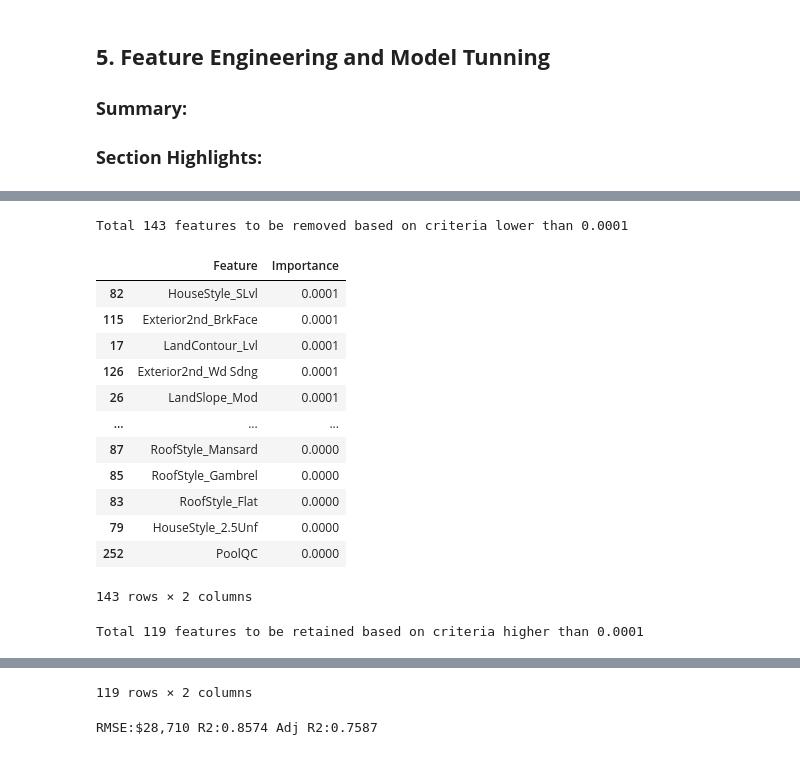
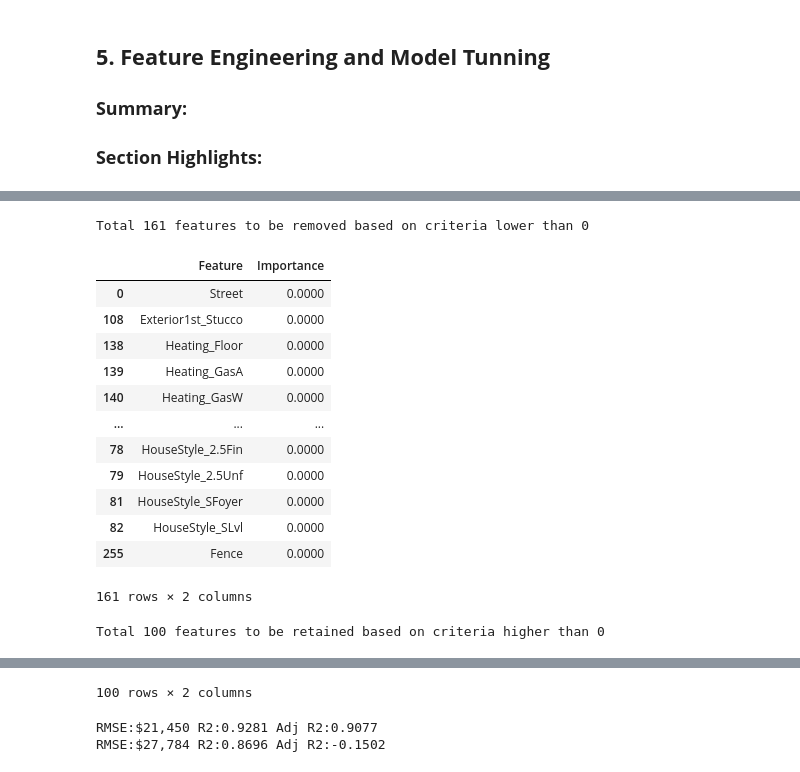
Before and after one commit to Ren1990/house_price_reg_model, a Jupyter notebook: house_price.ipynb, the cells around one changed output, grey strips where cells are left out. Cells and saved outputs as stored; diff of their text form; code cells hidden in the pictures.

```diff
--- a/house_price.ipynb
+++ b/house_price.ipynb
@@ -1231,3 +1246,24 @@ for i in screening.columns.drop('model'):
+# %%
+selected_model=screening[screening['model'].isin([
+            'XGBReg',
+            'RandomForestReg',
+            'GradientBoostReg',
+            'Ridge',
+            'Lasso',
+            'DecisionTreeReg',
+            #'LassoLars',
+            #'Lars',
+            #'SupportVectorReg',
+            'LinearReg',
+            ])]
+
+for i in screening.columns.drop('model'):
+    fig = px.box(
+        selected_model,
+            x='model',
+            y=i,title=i)
+    fig.add_trace(go.Scatter(x=selected_model['model'],y=selected_model[i],mode='markers',name='5-fold Cross Validation'),)
+    fig.show()
 # %% [markdown]
 ## **4. Baseline Model Creation**
 ### **Summary:**
@@ -1281,18 +1363,19 @@ def opt_gbr_model(hpdict,train_x,train_y):
         loss=hpdict['loss'],
         max_depth=hpdict['max_depth'],
         #max_features=hpdict['max_features'],
-        #max_leaf_nodes=hpdict['max_leaf_nodes'],
+        max_leaf_nodes=hpdict['max_leaf_nodes'],
         min_impurity_decrease=hpdict['min_impurity_decrease'],
-        #min_samples_leaf=hpdict['min_samples_leaf'],
-        #min_samples_split=hpdict['min_samples_split'],
+        min_samples_leaf=hpdict['min_samples_leaf'],
+        min_samples_split=hpdict['min_samples_split'],
         min_weight_fraction_leaf=hpdict['min_weight_fraction_leaf'],
         n_estimators=1000,
         #n_estimators=hpdict['n_estimators'],
         #n_iter_no_change=hpdict['n_iter_no_change'],
+        random_state=1,
         #random_state=hpdict['random_state'],
         subsample=hpdict['subsample'],
-        #tol=hpdict['tol'],
-        #validation_fraction=hpdict['validation_fraction'],
+        tol=hpdict['tol'],
+        validation_fraction=hpdict['validation_fraction'],
         verbose=0,
         #warm_start=hpdict['warm_start']
         )
@@ -1491,5 +1578,5 @@ hp01
 # %%
-Model1=opt_gbr_model(hp01,t_x_tr,t_y_tr)
-#reg_result(Model1,x_tr,y_tr)
+Model1=opt_gbr_model(hp01,x_tr,y_tr)
+reg_result(Model1,x_tr,y_tr)
 reg_result(Model1,t_x_tst,t_y_tst)
 # %% [output]
@@ -1506,6 +1594,9 @@ optuna.visualization.plot_param_importances(study1)
 def feat_importance(model):
     feat_df=pd.DataFrame(data={'Feature':model.feature_names_in_,'Importance':model.feature_importances_,})
     print('Total feature count is',len(feat_df['Feature']))
+
+    print('Top 20 Important Features')
+    display(feat_df.sort_values(by='Importance',ascending=False).head(20))
 
     fig = px.bar(feat_df.sort_values(by='Importance',ascending=True),text_auto=True, y='Feature', x='Importance',orientation='h',title="Feature Importance")
     fig.show()
@@ -1534,21 +1643,21 @@ def select_feat(model_feat,criteria):
 
     return fe_to_select,fe_to_remove
 # %%
-selected_feat,remove_feat=select_feat(model_feat1,0.0001)
+selected_feat,remove_feat=select_feat(model_feat1,0)
 # %% [output]
-Total 143 features to be removed based on criteria lower than 0.0001
+Total 161 features to be removed based on criteria lower than 0
 |  | Feature | Importance |
-| 82 | HouseStyle_SLvl | 0.0001 |
-| 115 | Exterior2nd_BrkFace | 0.0001 |
-| 17 | LandContour_Lvl | 0.0001 |
-| 126 | Exterior2nd_Wd Sdng | 0.0001 |
-| 26 | LandSlope_Mod | 0.0001 |
+| 0 | Street | 0.0000 |
+| 108 | Exterior1st_Stucco | 0.0000 |
+| 138 | Heating_Floor | 0.0000 |
+| 139 | Heating_GasA | 0.0000 |
+| 140 | Heating_GasW | 0.0000 |
 | ... | ... | ... |
-| 87 | RoofStyle_Mansard | 0.0000 |
-| 85 | RoofStyle_Gambrel | 0.0000 |
-| 83 | RoofStyle_Flat | 0.0000 |
+| 78 | HouseStyle_2.5Fin | 0.0000 |
 | 79 | HouseStyle_2.5Unf | 0.0000 |
-| 252 | PoolQC | 0.0000 |
+| 81 | HouseStyle_SFoyer | 0.0000 |
+| 82 | HouseStyle_SLvl | 0.0000 |
+| 255 | Fence | 0.0000 |
-143 rows × 2 columns
+161 rows × 2 columns
-Total 119 features to be retained based on criteria higher than 0.0001
+Total 100 features to be retained based on criteria higher than 0
 |  | Feature | Importance |
@@ -1566,4 +1675,4 @@ Total 119 features to be retained based on criteria higher than 0.0001
-119 rows × 2 columns
+100 rows × 2 columns
 # %%
 def update_feat(fe_to_remove,pro_df_tr_,tr_x_,tst_x_):
     fe_pro_df_tr_=pro_df_tr_.drop(fe_to_remove['Feature'].tolist(),axis=1)
@@ -1575,9 +1684,10 @@ fe_pro_df_tr,fe_x_tr,fe_x_tst=update_feat(remove_feat,t_pro_df_tr,t_x_tr,t_x_tst
 # %%
-Model2=opt_gbr_model(hp01,fe_x_tr,t_y_tr)
-#reg_result(Model2,fe_x_tr,y_tr)
-reg_result(Model2,fe_x_tst,t_y_tst)
+Model1=opt_gbr_model(hp01,fe_x_tr,y_tr)
+reg_result(Model1,fe_x_tr,y_tr)
+reg_result(Model1,fe_x_tst,y_tst)
 # %% [output]
-RMSE:$28,710 R2:0.8574 Adj R2:0.7587
+RMSE:$21,450 R2:0.9281 Adj R2:0.9077
+RMSE:$27,784 R2:0.8696 Adj R2:-0.1502
 # %%
 def objective_random_cv_gbr_fe(trial):
 
```
Also changed, not shown: parts of 74 cells of this notebook, 4 other files.
